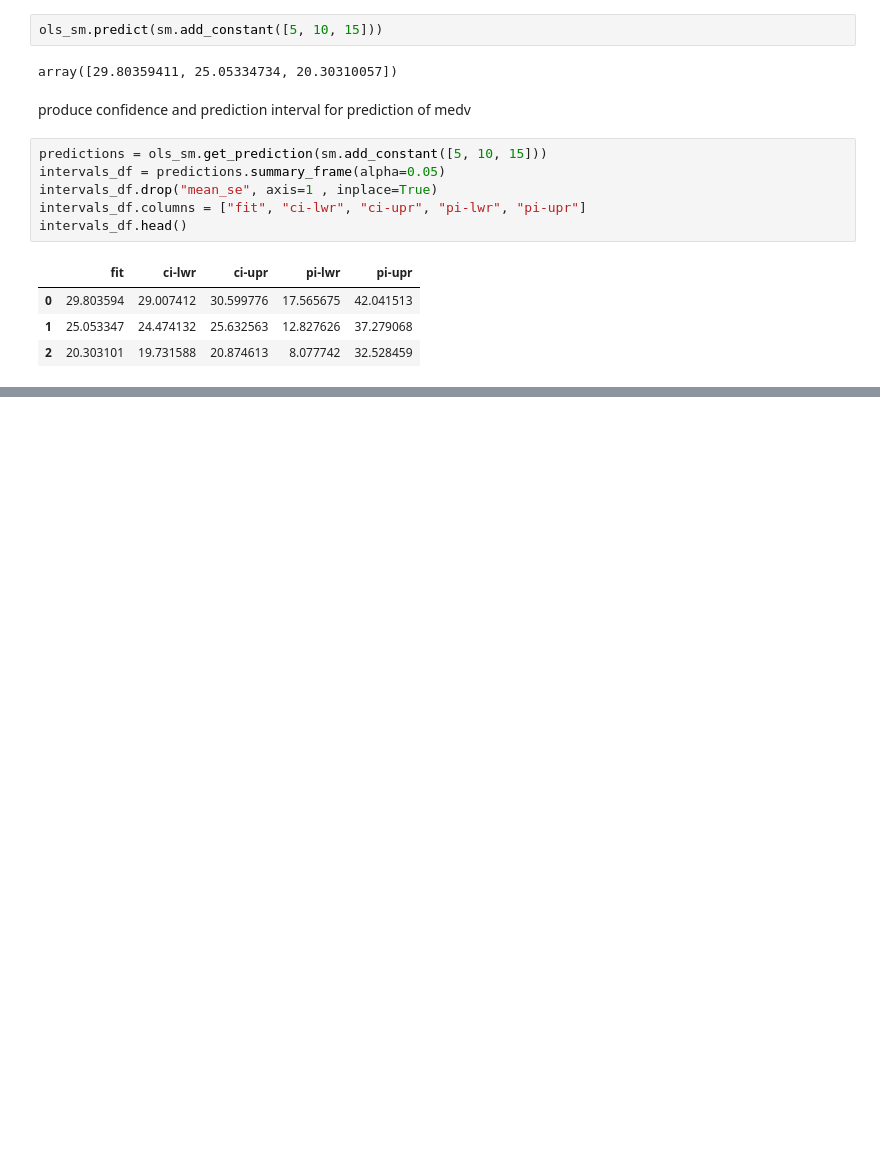
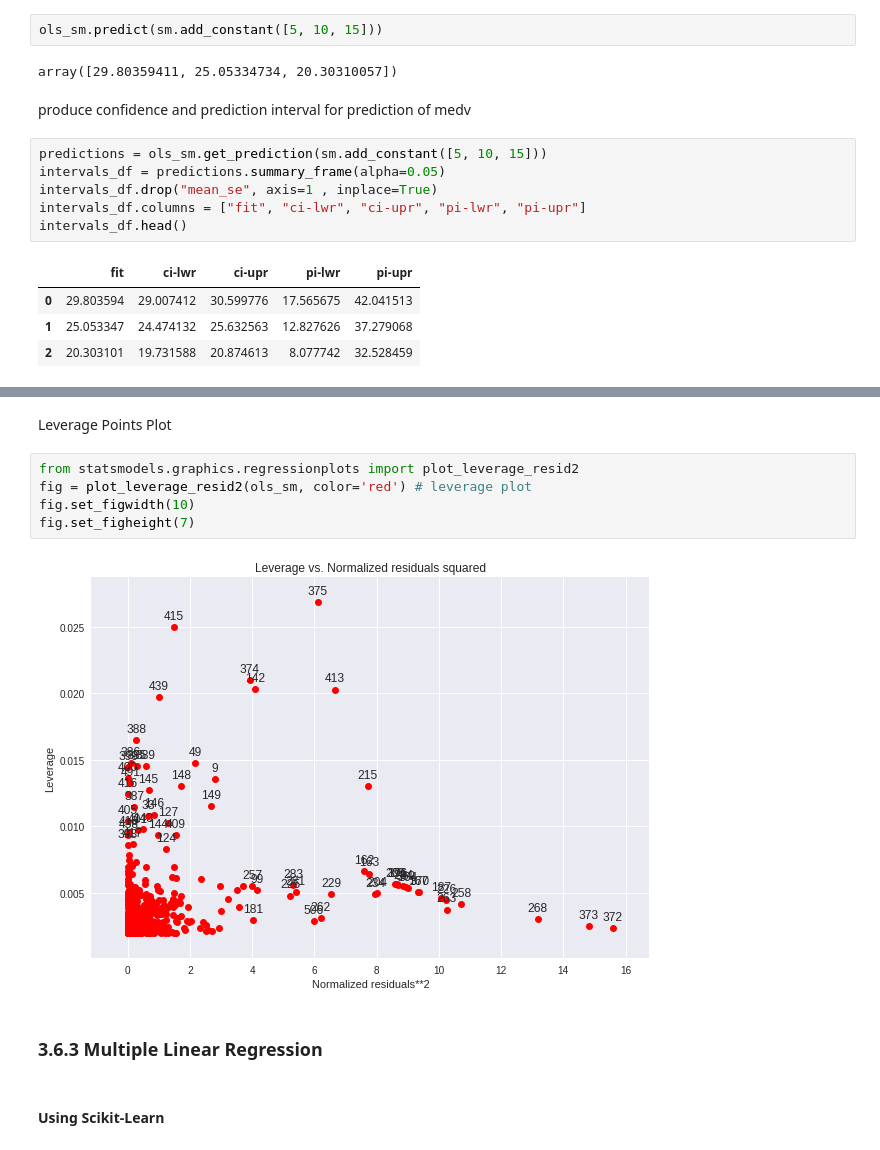
Before and after one commit to mjalalimanesh/Statistical-Learning-ISLR-Python, a Jupyter notebook: lab3.ipynb, the cells around one changed output, grey strips where cells are left out. Saved outputs shown, nothing was run; the diff lists cells and outputs as text; blank space fills up the shorter version.

```diff
--- a/lab3.ipynb
+++ b/lab3.ipynb
@@ -117,0 +178,13 @@ sns.regplot(x='lstat', y='medv', data=boston, ax=ax, line_kws={"linewidth":3, "c
+# %% [markdown]
+Leverage Points Plot
+# %%
+from statsmodels.graphics.regressionplots import plot_leverage_resid2
+fig = plot_leverage_resid2(ols_sm, color='red') # leverage plot
+fig.set_figwidth(10)
+fig.set_figheight(7)
+# %% [output]
+[figure, added]
+# %% [markdown]
+### 3.6.3 Multiple Linear Regression
+# %% [markdown]
+#### Using Scikit-Learn
```
Also changed, not shown: parts of 24 cells of this notebook.
